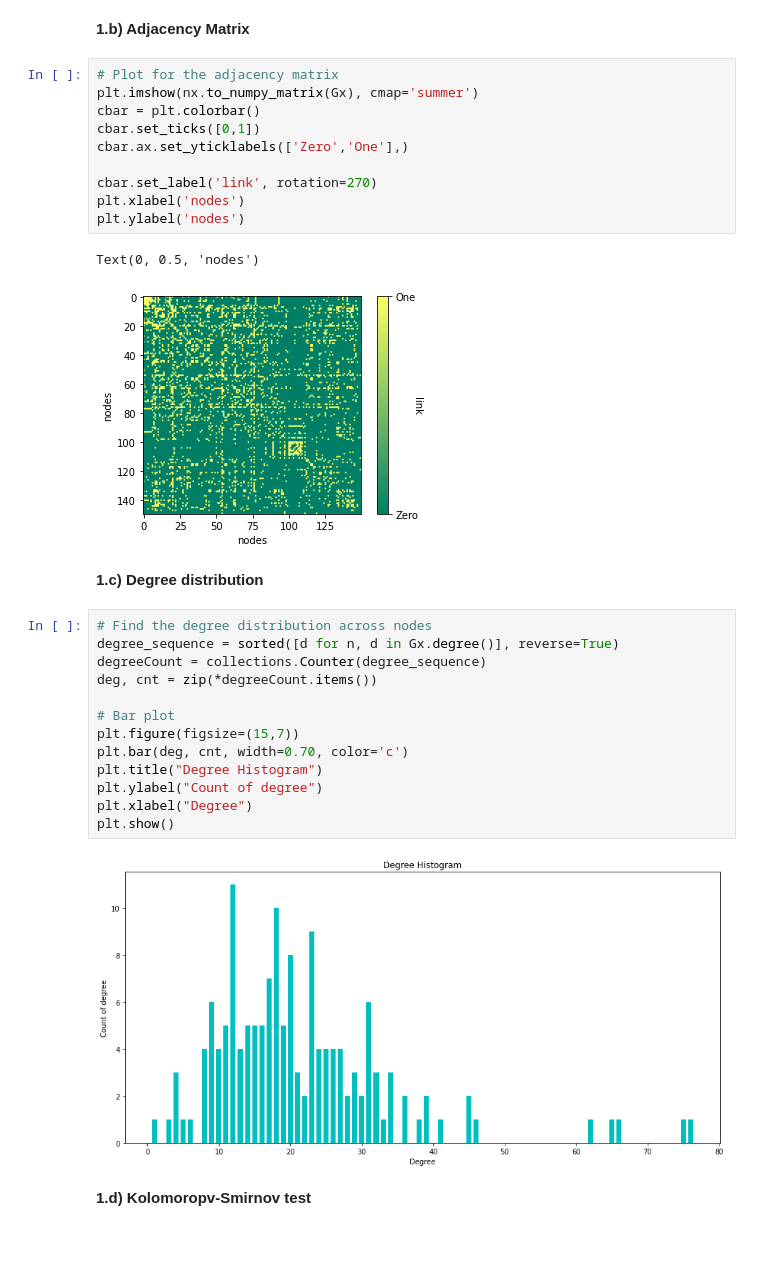
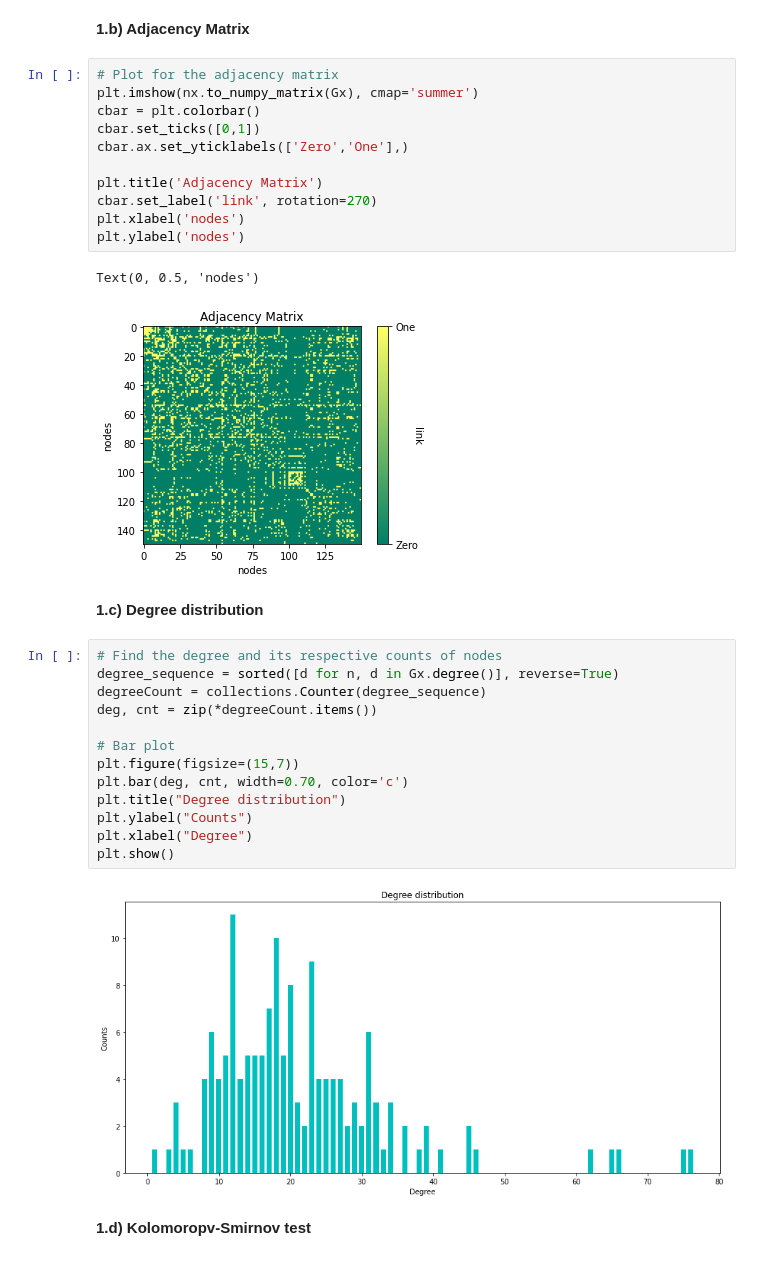
Before and after one commit to Elangoraj/Social-network-analysis, a Jupyter notebook: Networks.ipynb, the cells around one changed output. Saved outputs shown, nothing was run; the diff lists cells and outputs as text.

```diff
--- a/Networks.ipynb
+++ b/Networks.ipynb
@@ -69,20 +69,21 @@ plt.show()
 # %%
 # Plot for the adjacency matrix
 plt.imshow(nx.to_numpy_matrix(Gx), cmap='summer')
 cbar = plt.colorbar()
 cbar.set_ticks([0,1])
 cbar.ax.set_yticklabels(['Zero','One'],)
 
+plt.title('Adjacency Matrix')
 cbar.set_label('link', rotation=270)
 plt.xlabel('nodes')
 plt.ylabel('nodes')
 # %% [output]
 Text(0, 0.5, 'nodes')
-[figure, old version]
+[figure, new version]
 # %% [markdown]
 **1.c) Degree distribution**
 # %%
-# Find the degree distribution across nodes
+# Find the degree and its respective counts of nodes
 degree_sequence = sorted([d for n, d in Gx.degree()], reverse=True)
 degreeCount = collections.Counter(degree_sequence)
 deg, cnt = zip(*degreeCount.items())
@@ -90,12 +91,12 @@ deg, cnt = zip(*degreeCount.items())
 # Bar plot
 plt.figure(figsize=(15,7))
 plt.bar(deg, cnt, width=0.70, color='c')
-plt.title("Degree Histogram")
-plt.ylabel("Count of degree")
+plt.title("Degree distribution")
+plt.ylabel("Counts")
 plt.xlabel("Degree")
 plt.show()
 # %% [output]
-[figure, old version]
+[figure, new version]
 # %% [markdown]
 **1.d) Kolomoropv-Smirnov test**
 # %%
```
Also changed, not shown: parts of 40 cells of this notebook.
